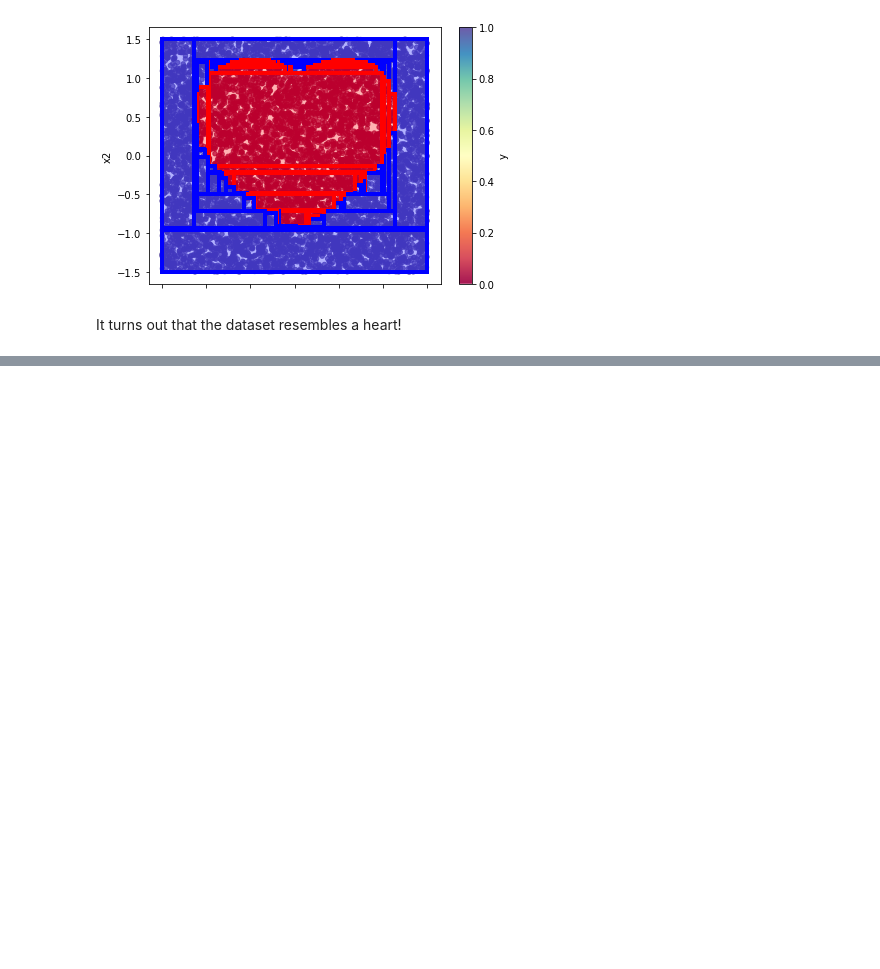
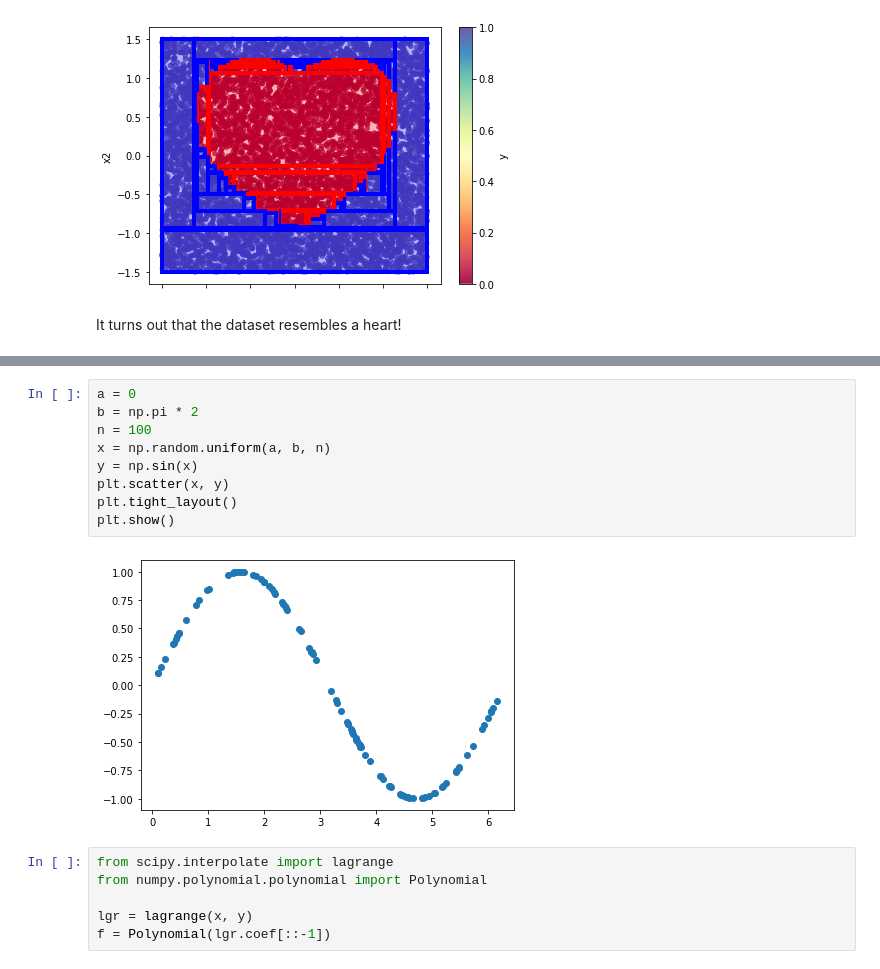
Before and after one commit to Nick-Boddy/CS760-HW2-DecisionTree, a Jupyter notebook: decisiontree.ipynb, the cells around one changed output, grey strips where cells are left out. Drawn from its saved outputs; the diff is of its cells as text; blank space fills up the shorter version.

```diff
--- a/decisiontree.ipynb
+++ b/decisiontree.ipynb
@@ -517,0 +599,17 @@ It turns out that the dataset resembles a heart!
+# %%
+a = 0
+b = np.pi * 2
+n = 100
+x = np.random.uniform(a, b, n)
+y = np.sin(x)
+plt.scatter(x, y)
+plt.tight_layout()
+plt.show()
+# %% [output]
+[figure, added]
+# %%
+from scipy.interpolate import lagrange
+from numpy.polynomial.polynomial import Polynomial
+
+lgr = lagrange(x, y)
+f = Polynomial(lgr.coef[::-1])
```
Also changed, not shown: parts of 17 cells of this notebook.
